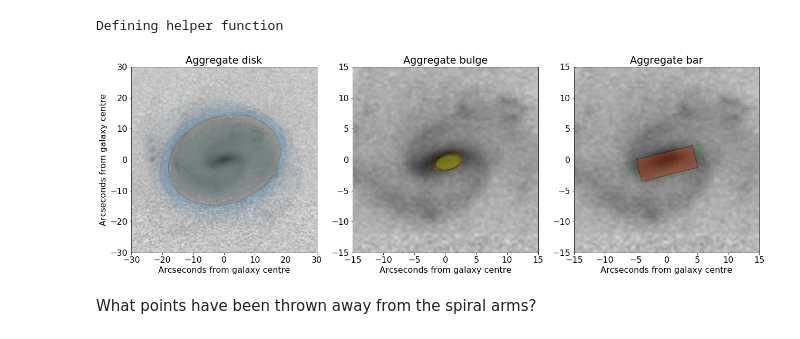
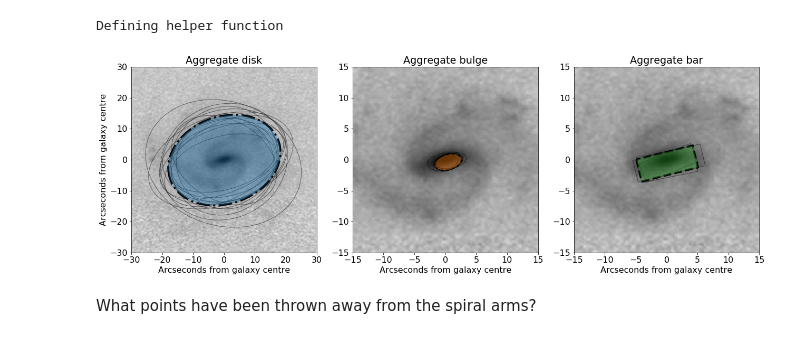
Before and after one commit to tingard/gzbuilder_results, a Jupyter notebook: example__cluster_components.ipynb, the cells around one changed output. Saved outputs shown, nothing was run; the diff lists cells and outputs as text; code cells hidden in the pictures.

```diff
--- a/example__cluster_components.ipynb
+++ b/example__cluster_components.ipynb
@@ -159,27 +159,27 @@ ax0.imshow(pic_array, **imshow_kwargs)
 for comp in geoms['disk'].values:
     if comp is not None:
         ax0.add_patch(
-            PolygonPatch(transform_patch(comp), fc='C0', ec='k',
-                         alpha=0.2, zorder=3)
+            PolygonPatch(transform_patch(comp), fc='none', ec='k',
+                         zorder=3)
         )
 ax1.imshow(pic_array, **imshow_kwargs)
 for comp in geoms['bulge'].values:
     if comp is not None:
         ax1.add_patch(
-            PolygonPatch(transform_patch(comp), fc='C1', ec='k',
-                         alpha=0.5, zorder=3)
+            PolygonPatch(transform_patch(comp), fc='none', ec='k',
+                         zorder=3)
         )
 ax2.imshow(pic_array, **imshow_kwargs)
 for comp in geoms['bar'].values:
     if comp is not None:
         ax2.add_patch(
-            PolygonPatch(transform_patch(comp), fc='C2', ec='k',
-                         alpha=0.2, zorder=3)
+            PolygonPatch(transform_patch(comp), fc='none', ec='k',
+                         zorder=3)
         )
 ax3.imshow(pic_array, **imshow_kwargs)
 for arm in arms:
     for a in arm.arms:
-        ax3.plot(*transform_arm(a).T, 'r', alpha=0.5, linewidth=3)
+        ax3.plot(*transform_arm(a).T, 'k', alpha=0.5, linewidth=1)
 
 for i, ax in enumerate((ax0, ax1, ax2, ax3)):
     ax.set_xlim(imshow_kwargs['extent'][:2])
@@ -260,15 +279,24 @@ bulge_crop = bar_crop = 15
 fig = plt.figure(1, figsize=(18, 6))
 plt.subplots_adjust(left=0, right=1, bottom=0, top=1)
 
-agg_disk_patch, agg_bulge_patch, agg_bar_patch = make_patches(c=('C1', 'C2', 'C3'))
+edge_patches = make_patches(
+    c=('none', 'none', 'none'),
+    alpha=1,
+    lw=4,
+)
+face_patches = make_patches(
+    c=('C0', 'C1', 'C2'),
+    ec='none'
+)
 
 plt.subplot(131)
 plt.imshow(pic_array, **imshow_kwargs)
 for disk in disk_cluster_geoms:
-    p = PolygonPatch(transform_patch(disk), fc='C0', ec='k', alpha=0.05, zorder=2)
+    p = PolygonPatch(transform_patch(disk), fc='none', ec='k', alpha=0.5, zorder=2)
     plt.gca().add_patch(p)
 try:
-    plt.gca().add_patch(agg_disk_patch)
+    plt.gca().add_patch(edge_patches[0])
+    plt.gca().add_patch(face_patches[0])
 except AttributeError:
     pass
 plt.title('Aggregate disk')
@@ -278,38 +306,42 @@ plt.xlim(-disk_crop, disk_crop)
 plt.ylim(-disk_crop, disk_crop)
 
 
 plt.subplot(132)
 plt.imshow(pic_array, **imshow_kwargs)
 for bulge in bulge_cluster_geoms:
-    p = PolygonPatch(transform_patch(bulge), fc='C1', ec='k', alpha=0.1, zorder=2)
+    p = PolygonPatch(transform_patch(bulge), fc='none', ec='k', alpha=0.5, zorder=2)
     plt.gca().add_patch(p)
 try:
-    plt.gca().add_patch(agg_bulge_patch)
+    plt.gca().add_patch(edge_patches[1])
+    plt.gca().add_patch(face_patches[1])
+
 except AttributeError:
     pass
 plt.title('Aggregate bulge')
 plt.xlabel('Arcseconds from galaxy centre')
 plt.xlim(-bulge_crop, bulge_crop)
 plt.ylim(-bulge_crop, bulge_crop)
 
 plt.subplot(133)
 plt.imshow(pic_array, **imshow_kwargs)
 for bar in bar_cluster_geoms:
-    p = PolygonPatch(transform_patch(bar), fc='C2', ec='k', alpha=0.1, zorder=2)
+    p = PolygonPatch(transform_patch(bar), fc='none', ec='k', alpha=0.5, zorder=2)
     plt.gca().add_patch(p)
 try:
-    plt.gca().add_patch(agg_bar_patch)
+    plt.gca().add_patch(edge_patches[2])
+    plt.gca().add_patch(face_patches[2])
+
 except AttributeError:
     pass
 plt.title('Aggregate bar')
 plt.xlabel('Arcseconds from galaxy centre')
 plt.xlim(-bar_crop, bar_crop)
 plt.ylim(-bar_crop, bar_crop)
 
 plt.tight_layout()
 plt.savefig('method-paper-plots/mean_shapes.pdf', bbox_inches='tight')
 # %% [output]
-[figure, old version]
+[figure, new version]
 # %% [markdown]
 What points have been thrown away from the spiral arms?
 # %%
```
Also changed, not shown: parts of 3 cells of this notebook, 22 other files.
